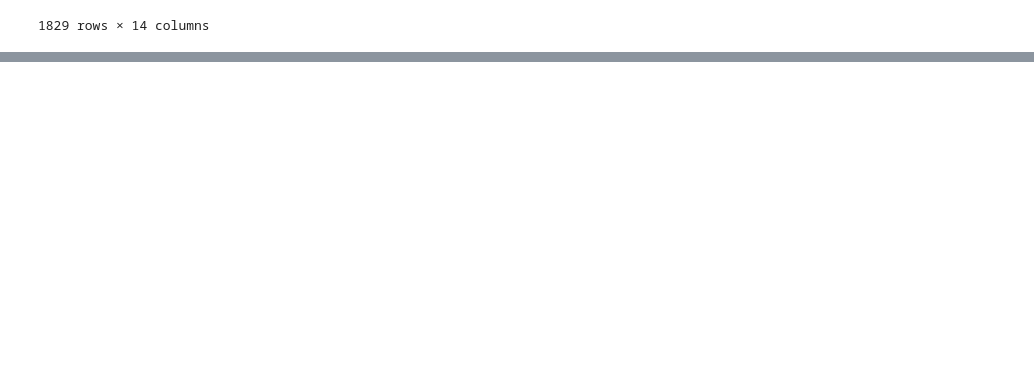
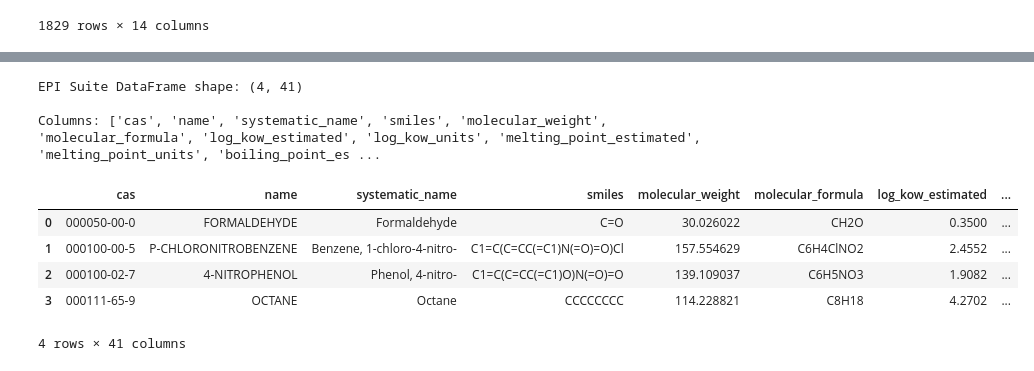
Before and after one commit to USEtox/PyEPISuite, a Jupyter notebook: notebooks/tutorial01.ipynb, the cells around one changed output, grey strips where cells are left out. Drawn from its saved outputs; the diff is of its cells as text; code cells hidden in the pictures; blank space fills up the shorter version.

```diff
--- a/notebooks/tutorial01.ipynb
+++ b/notebooks/tutorial01.ipynb
@@ -122,0 +158,16 @@ h.data
+# %%
+# Convert EPI Suite results to DataFrame
+epi_df = episuite_to_dataframe(epi_result)
+print("EPI Suite DataFrame shape:", epi_df.shape)
+print("\nColumns:", list(epi_df.columns))
+epi_df.head()
+# %% [output]
+EPI Suite DataFrame shape: (4, 41)
+
+Columns: ['cas', 'name', 'systematic_name', 'smiles', 'molecular_weight', 'molecular_formula', 'log_kow_estimated', 'log_kow_units', 'melting_point_estimated', 'melting_point_units', 'boiling_point_es ...
+|  | cas | name | systematic_name | smiles | molecular_weight | molecular_formula | log_kow_estimated | ... |
+| 0 | 000050-00-0 | FORMALDEHYDE | Formaldehyde | C=O | 30.026022 | CH2O | 0.3500 | ... |
+| 1 | 000100-00-5 | P-CHLORONITROBENZENE | Benzene, 1-chloro-4-nitro- | C1=C(C=CC(=C1)N(=O)=O)Cl | 157.554629 | C6H4ClNO2 | 2.4552 | ... |
+| 2 | 000100-02-7 | 4-NITROPHENOL | Phenol, 4-nitro- | C1=C(C=CC(=C1)O)N(=O)=O | 139.109037 | C6H5NO3 | 1.9082 | ... |
+| 3 | 000111-65-9 | OCTANE | Octane | CCCCCCCC | 114.228821 | C8H18 | 4.2702 | ... |
+4 rows × 41 columns
```
Also changed, not shown: parts of 13 cells of this notebook, 35 other files.
